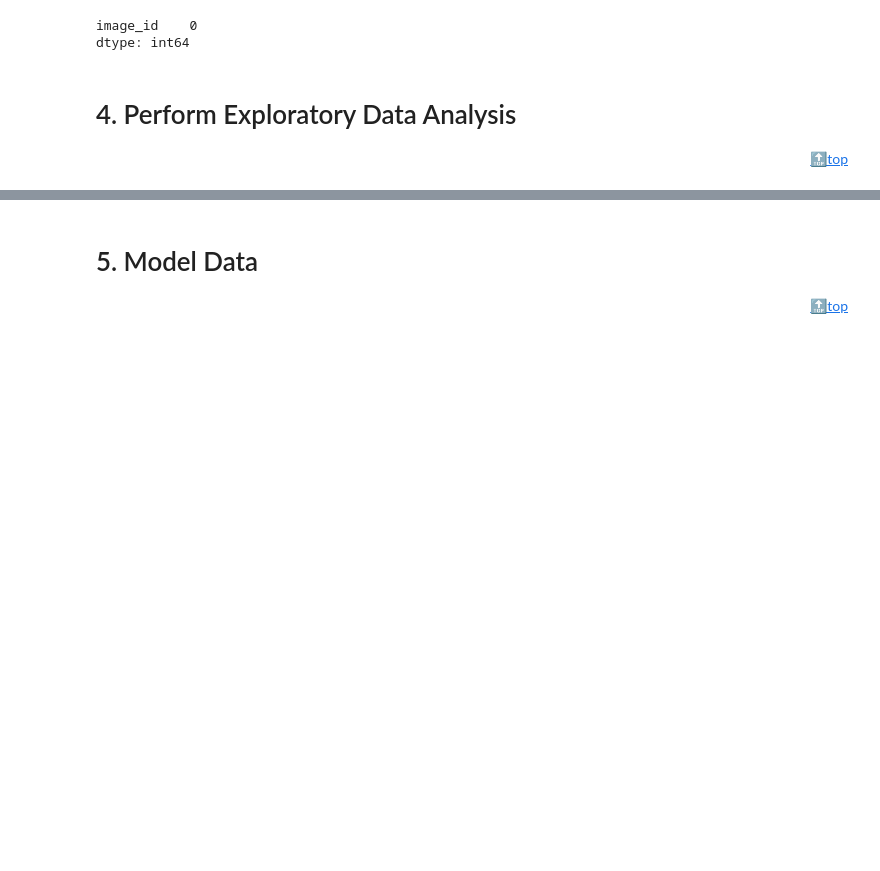
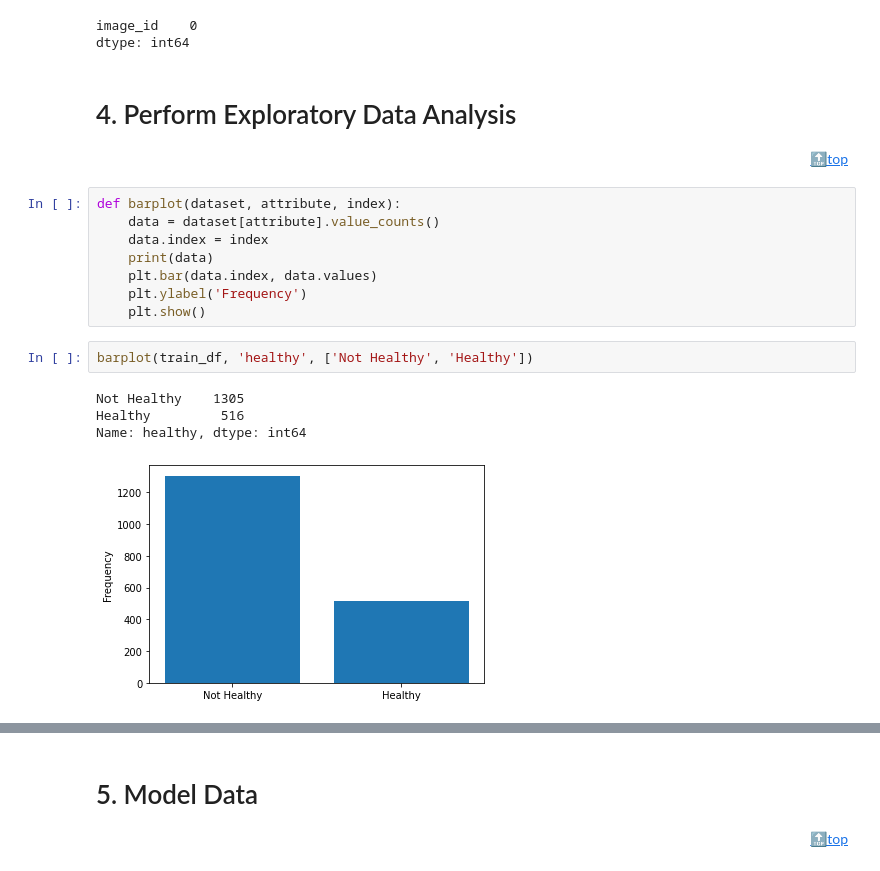
Before and after one commit to dhsong95/Kaggle-Data-Analysis, a Jupyter notebook: Plant Pathology 2020 FGVC7/Plant-Pathology-v1.ipynb, the cells around one changed output, grey strips where cells are left out. Saved outputs shown, nothing was run; the diff lists cells and outputs as text; blank space fills up the shorter version.

```diff
--- a/Plant Pathology 2020 FGVC7/Plant-Pathology-v1.ipynb
+++ b/Plant Pathology 2020 FGVC7/Plant-Pathology-v1.ipynb
@@ -199,3 +265,18 @@ dtype: int64
 # %% [markdown]
 # 4. Perform Exploratory Data Analysis <a id="4"></a>
 <p style='text-align: right;'><a href="#top">🔝top</a></p>
+# %%
+def barplot(dataset, attribute, index):
+    data = dataset[attribute].value_counts()
+    data.index = index
+    print(data)
+    plt.bar(data.index, data.values)
+    plt.ylabel('Frequency')
+    plt.show()
+# %%
+barplot(train_df, 'healthy', ['Not Healthy', 'Healthy'])
+# %% [output]
+Not Healthy    1305
+Healthy         516
+Name: healthy, dtype: int64
+[figure, added]
```
Also changed, not shown: parts of 64 cells of this notebook, 1 other file.
